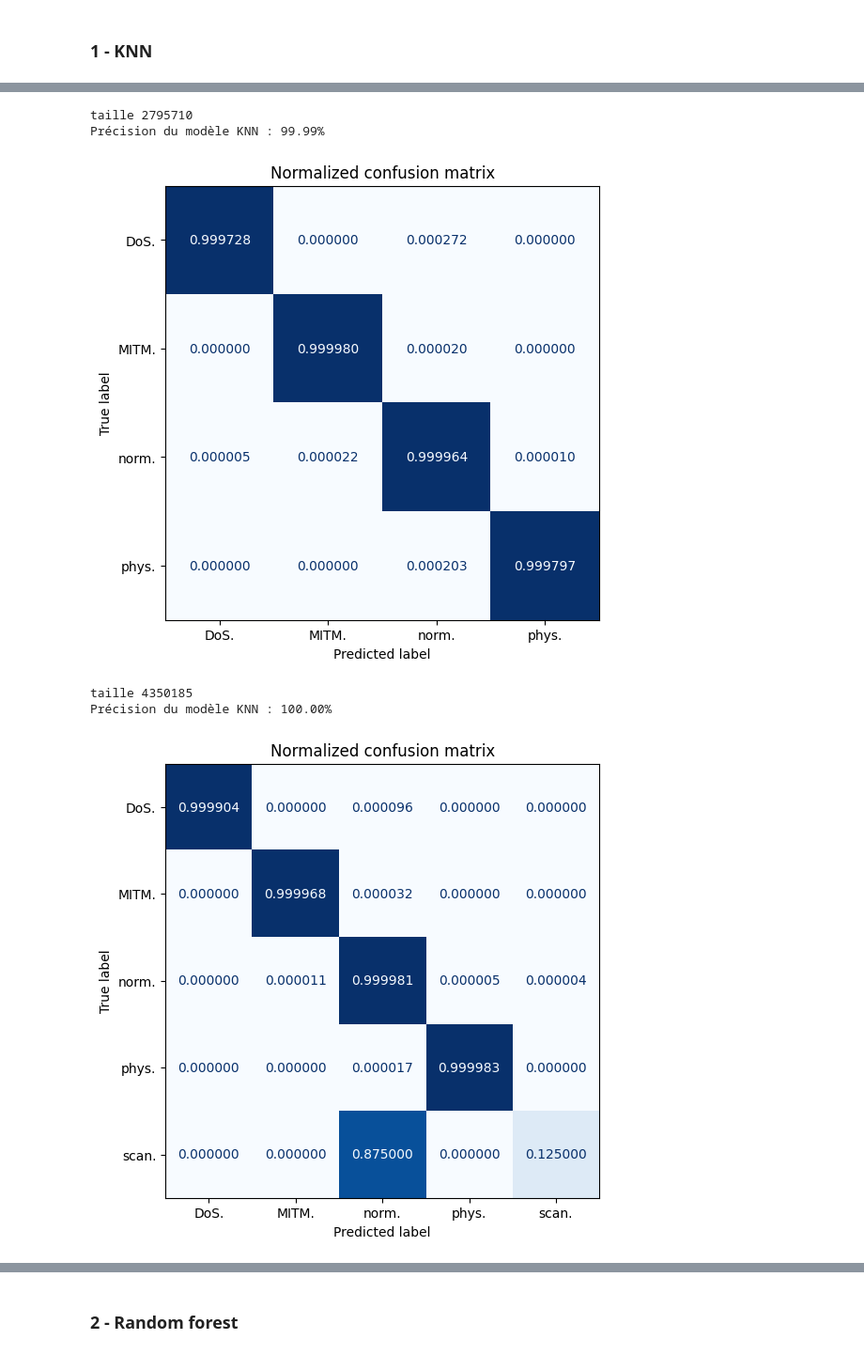
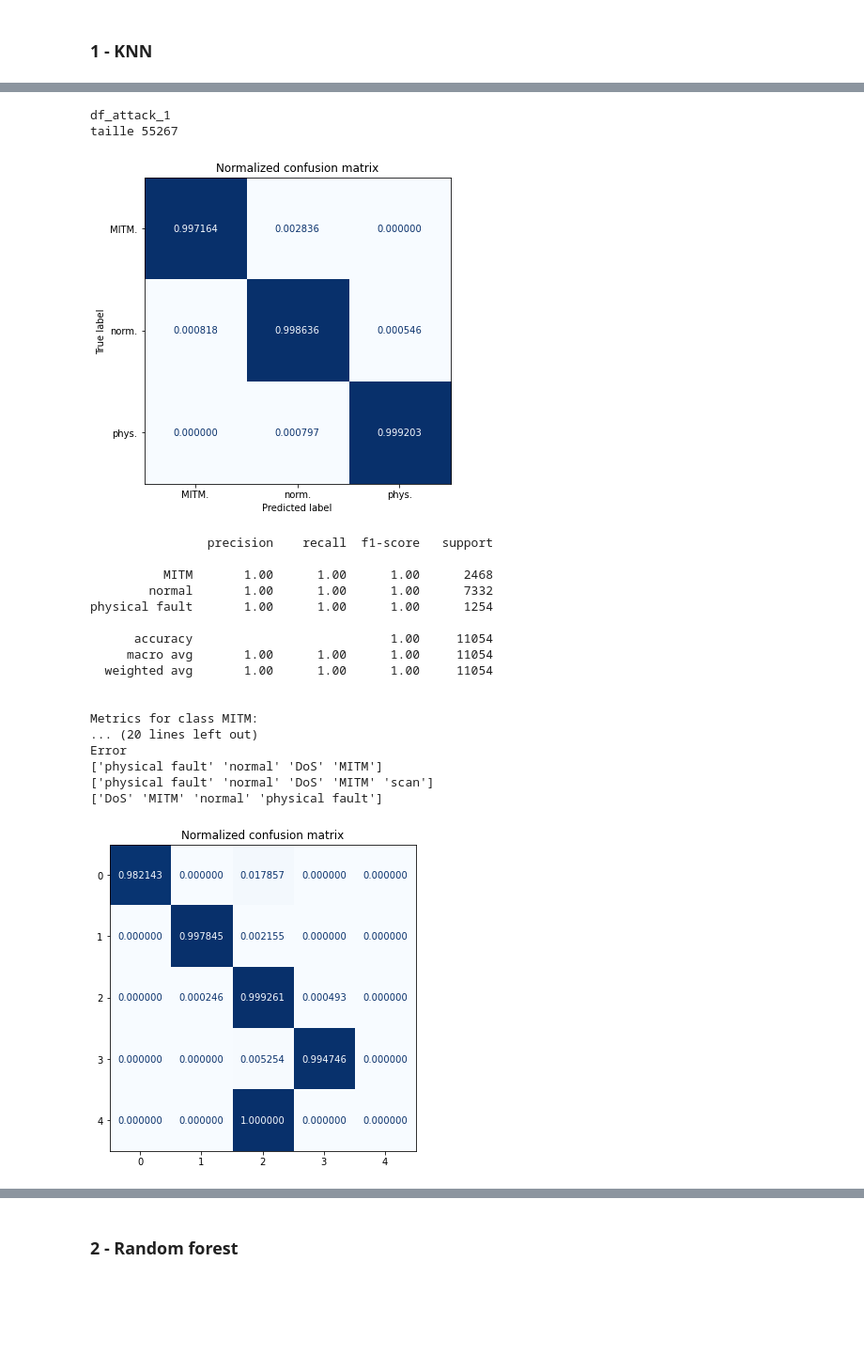
Before and after one commit to Mouret-Orfeu/Projet-Protection-des-donnees, a Jupyter notebook: network_detection.ipynb, the cells around one changed output, grey strips where cells are left out. Shown: that part at 94% size. Saved outputs shown, nothing was run; the diff lists cells and outputs as text; code cells hidden in the pictures; blank space fills up the shorter version.

```diff
--- a/network_detection.ipynb
+++ b/network_detection.ipynb
@@ -125,12 +170,31 @@ Précision du modèle KNN : 100.00%
-# %%
-KNN_attack_detection(df_attack_3)
-# %% [output]
-taille 2795710
-Précision du modèle KNN : 99.99%
-[figure, removed]
-# %%
-KNN_attack_detection(df_attack_4)
-# %% [output]
-taille 4350185
-Précision du modèle KNN : 100.00%
-[figure, removed]
+# %%
+dataframes = [df_attack_1, df_attack_2, df_attack_3, df_attack_4]
+dataframes_name = ['df_attack_1', 'df_attack_2', 'df_attack_3', 'df_attack_4']
+
+i=0
+for df in dataframes:
+    print("\n\n\033[1;33m" + dataframes_name[i] + "\033[0m")
+    KNN_attack_detection(df, dataframes_name[i] + "_conf_mat", "KNN")
+    i+=1
+# %% [output]
+df_attack_1
+taille 55267
+[figure, added]
+                precision    recall  f1-score   support
+
+          MITM       1.00      1.00      1.00      2468
+        normal       1.00      1.00      1.00      7332
+physical fault       1.00      1.00      1.00      1254
+
+      accuracy                           1.00     11054
+     macro avg       1.00      1.00      1.00     11054
+  weighted avg       1.00      1.00      1.00     11054
+
+
+Metrics for class MITM:
+... (20 lines left out)
+Error
+['physical fault' 'normal' 'DoS' 'MITM']
+['physical fault' 'normal' 'DoS' 'MITM' 'scan']
+['DoS' 'MITM' 'normal' 'physical fault']
+[figure, added]
```
Also changed, not shown: parts of 16 cells of this notebook, 5 other files.
